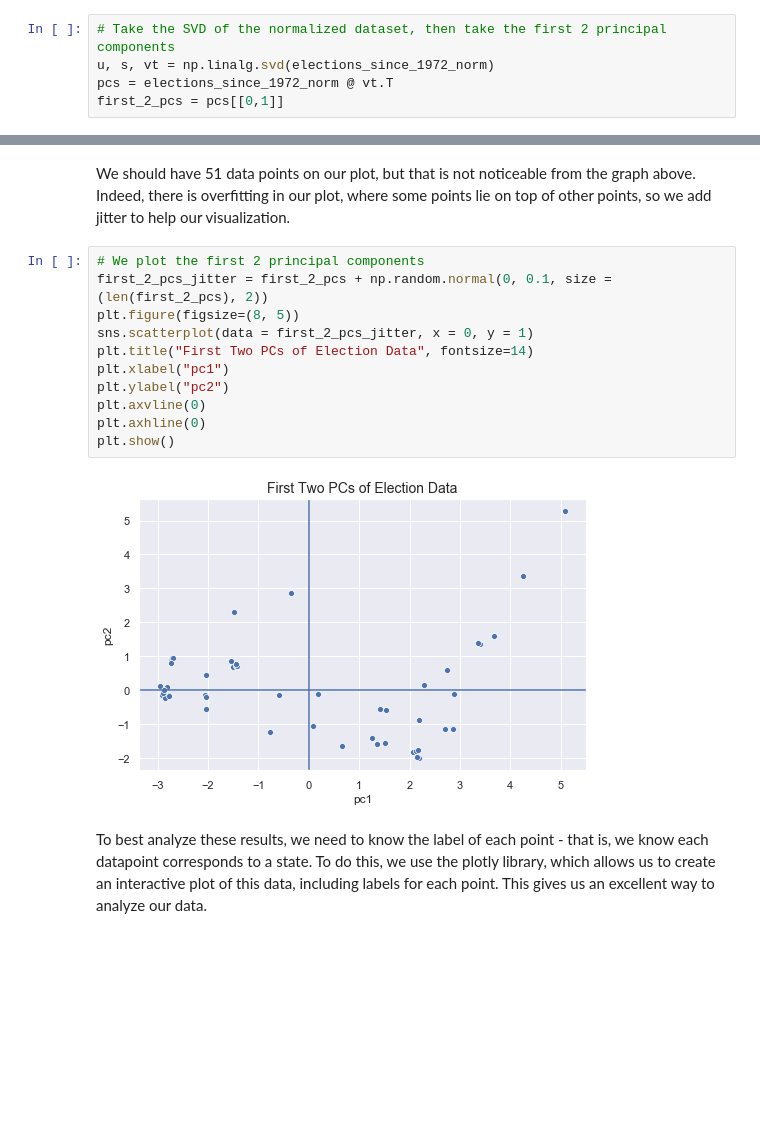
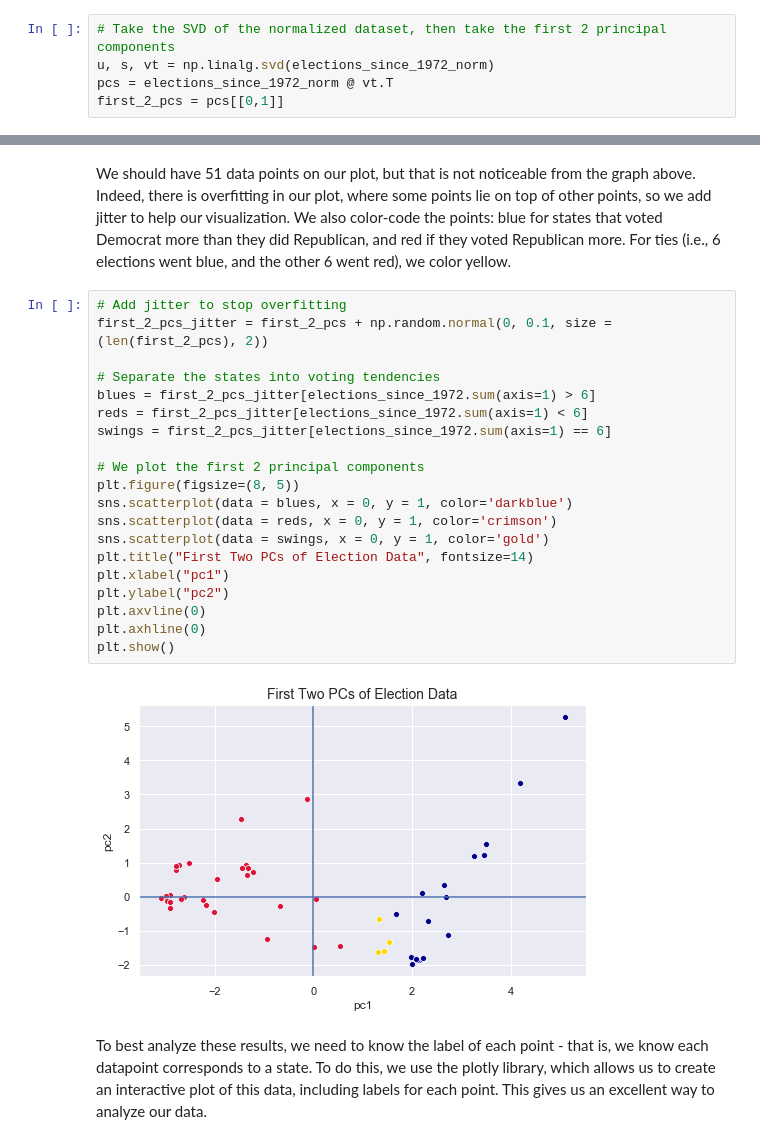
Before and after one commit to jcpagadora/PCA-with-Presidential-Election-Data, a Jupyter notebook: Election PCA.ipynb, the cells around one changed output, grey strips where cells are left out. Cells and saved outputs as stored; diff of their text form; blank space fills up the shorter version.

Commit message:
Color code, will add other political application

```diff
--- a/Election PCA.ipynb
+++ b/Election PCA.ipynb
@@ -193,20 +194,29 @@ plt.axhline(0);
 # %% [output]
 [figure]
 # %% [markdown]
-We should have 51 data points on our plot, but that is not noticeable from the graph above. Indeed, there is overfitting in our plot, where some points lie on top of other points, so we add jitter to help our visualization.
+We should have 51 data points on our plot, but that is not noticeable from the graph above. Indeed, there is overfitting in our plot, where some points lie on top of other points, so we add jitter to help our visualization. We also color-code the points: blue for states that voted Democrat more than they did Republican, and red if they voted Republican more. For ties (i.e., 6 elections went blue, and the other 6 went red), we color yellow.
 # %%
+# Add jitter to stop overfitting
+first_2_pcs_jitter = first_2_pcs + np.random.normal(0, 0.1, size = (len(first_2_pcs), 2))
+
+# Separate the states into voting tendencies
+blues = first_2_pcs_jitter[elections_since_1972.sum(axis=1) > 6]
+reds = first_2_pcs_jitter[elections_since_1972.sum(axis=1) < 6]
+swings = first_2_pcs_jitter[elections_since_1972.sum(axis=1) == 6]
+
 # We plot the first 2 principal components
-first_2_pcs_jitter = first_2_pcs + np.random.normal(0, 0.1, size = (len(first_2_pcs), 2))
 plt.figure(figsize=(8, 5))
-sns.scatterplot(data = first_2_pcs_jitter, x = 0, y = 1)
+sns.scatterplot(data = blues, x = 0, y = 1, color='darkblue')
+sns.scatterplot(data = reds, x = 0, y = 1, color='crimson')
+sns.scatterplot(data = swings, x = 0, y = 1, color='gold')
 plt.title("First Two PCs of Election Data", fontsize=14)
 plt.xlabel("pc1")
 plt.ylabel("pc2")
 plt.axvline(0)
 plt.axhline(0)
 plt.show()
 # %% [output]
-[figure, old version]
+[figure, new version]
 # %% [markdown]
 To best analyze these results, we need to know the label of each point - that is, we know each datapoint corresponds to a state. To do this, we use the plotly library, which allows us to create an interactive plot of this data, including labels for each point. This gives us an excellent way to analyze our data.
 # %%
```
Also changed, not shown: parts of 6 cells of this notebook, 1 other file.
